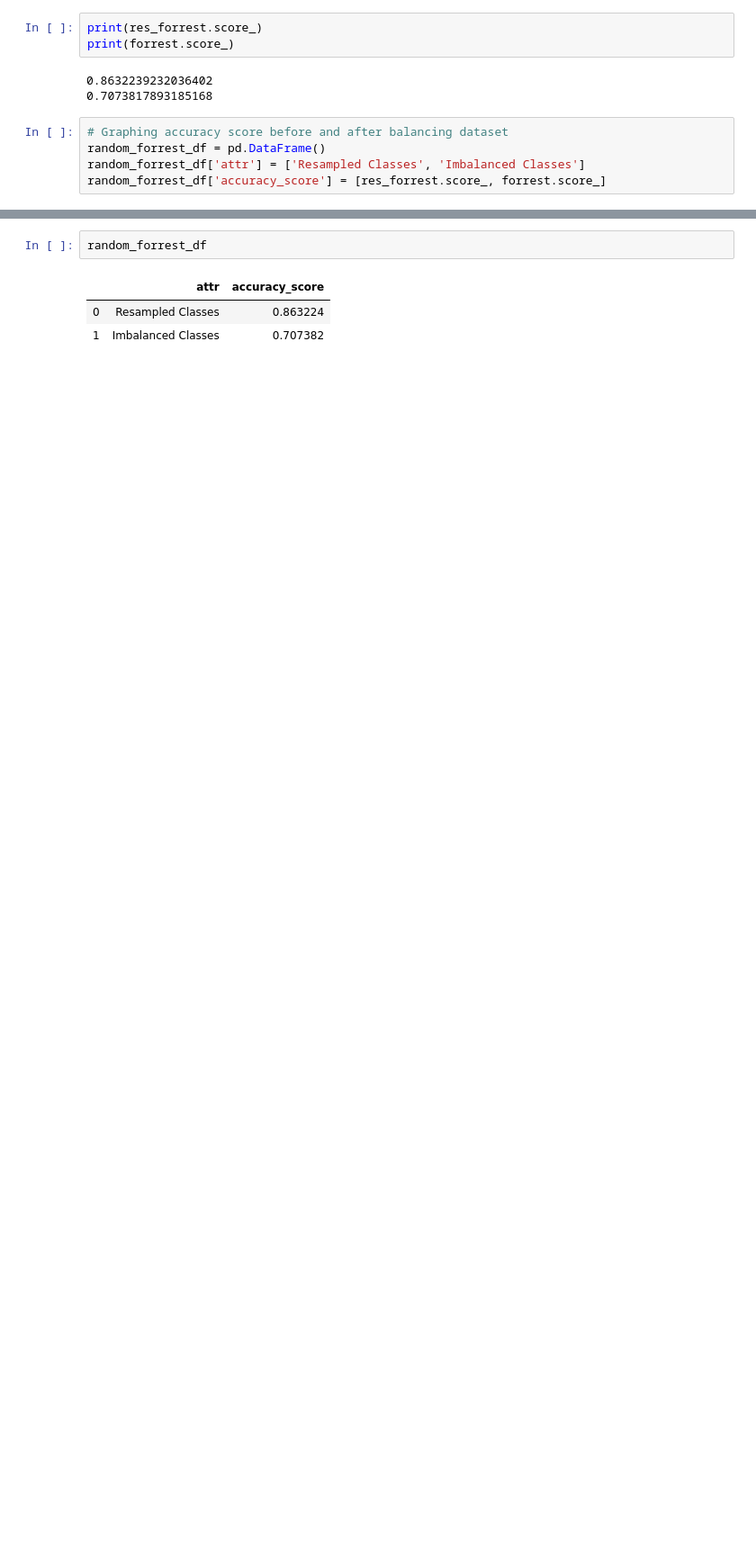
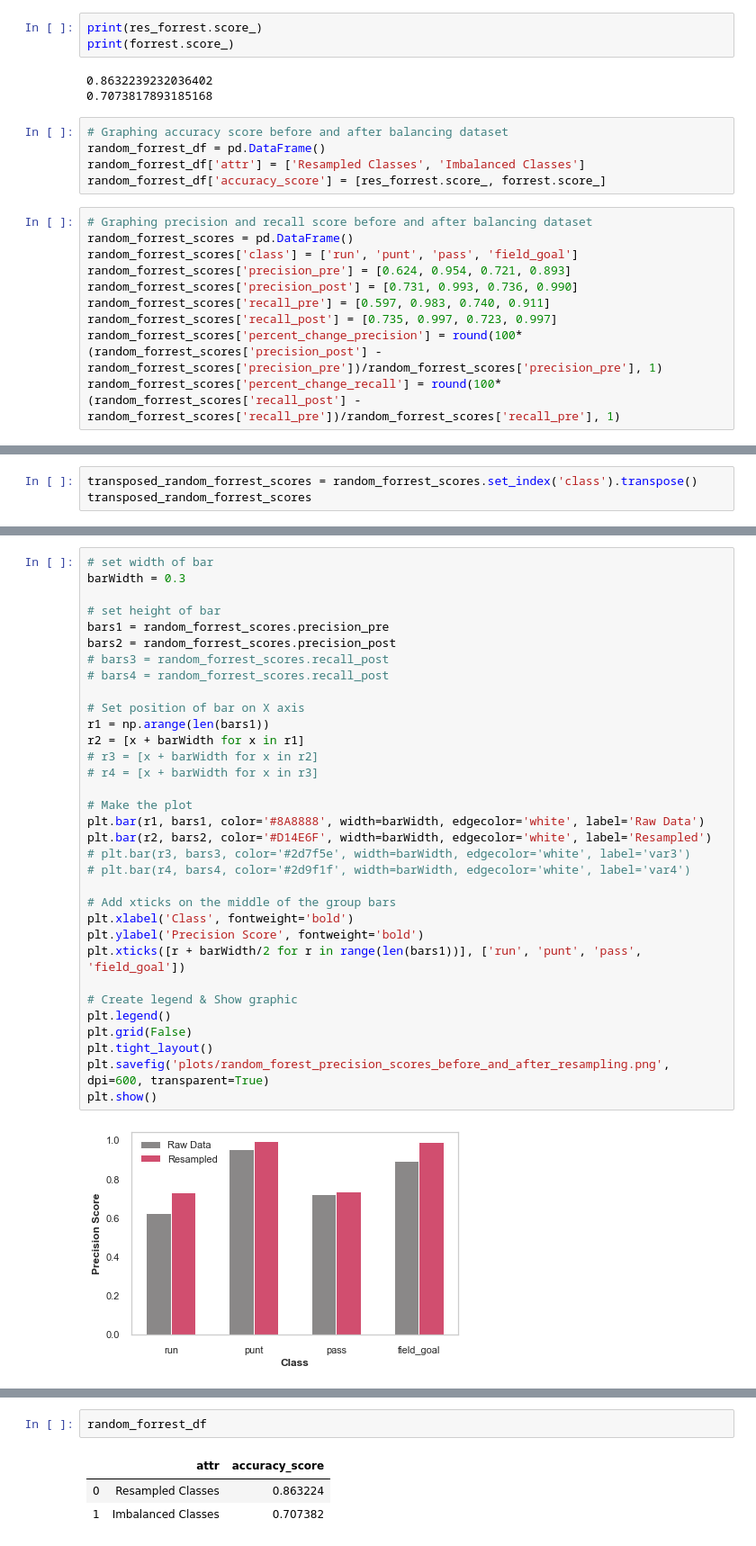
Before and after one commit to tiroger/Prediciting_NFL_Stats_ML, a Jupyter notebook: Model_build_all_plays.ipynb, the cells around one changed output, grey strips where cells are left out. Shown at 90% size. Saved outputs shown, nothing was run; the diff lists cells and outputs as text; blank space fills up the shorter version.

```diff
--- a/Model_build_all_plays.ipynb
+++ b/Model_build_all_plays.ipynb
@@ -651,3 +651,13 @@ print(forrest.score_)
 random_forrest_df = pd.DataFrame()
 random_forrest_df['attr'] = ['Resampled Classes', 'Imbalanced Classes']
 random_forrest_df['accuracy_score'] = [res_forrest.score_, forrest.score_]
+# %%
+# Graphing precision and recall score before and after balancing dataset
+random_forrest_scores = pd.DataFrame()
+random_forrest_scores['class'] = ['run', 'punt', 'pass', 'field_goal']
+random_forrest_scores['precision_pre'] = [0.624, 0.954, 0.721, 0.893]
+random_forrest_scores['precision_post'] = [0.731, 0.993, 0.736, 0.990]
+random_forrest_scores['recall_pre'] = [0.597, 0.983, 0.740, 0.911]
+random_forrest_scores['recall_post'] = [0.735, 0.997, 0.723, 0.997]
+random_forrest_scores['percent_change_precision'] = round(100*(random_forrest_scores['precision_post'] - random_forrest_scores['precision_pre'])/random_forrest_scores['precision_pre'], 1)
+random_forrest_scores['percent_change_recall'] = round(100*(random_forrest_scores['recall_post'] - random_forrest_scores['recall_pre'])/random_forrest_scores['recall_pre'], 1)
@@ -653,0 +672,3 @@ random_forrest_df['accuracy_score'] = [res_forrest.score_, forrest.score_]
+# %%
+transposed_random_forrest_scores = random_forrest_scores.set_index('class').transpose()
+transposed_random_forrest_scores
@@ -653,0 +683,35 @@ random_forrest_df['accuracy_score'] = [res_forrest.score_, forrest.score_]
+# %%
+# set width of bar
+barWidth = 0.3
+
+# set height of bar
+bars1 = random_forrest_scores.precision_pre
+bars2 = random_forrest_scores.precision_post
+# bars3 = random_forrest_scores.recall_post
+# bars4 = random_forrest_scores.recall_post
+
+# Set position of bar on X axis
+r1 = np.arange(len(bars1))
+r2 = [x + barWidth for x in r1]
+# r3 = [x + barWidth for x in r2]
+# r4 = [x + barWidth for x in r3]
+
+# Make the plot
+plt.bar(r1, bars1, color='#8A8888', width=barWidth, edgecolor='white', label='Raw Data')
+plt.bar(r2, bars2, color='#D14E6F', width=barWidth, edgecolor='white', label='Resampled')
+# plt.bar(r3, bars3, color='#2d7f5e', width=barWidth, edgecolor='white', label='var3')
+# plt.bar(r4, bars4, color='#2d9f1f', width=barWidth, edgecolor='white', label='var4')
+
+# Add xticks on the middle of the group bars
+plt.xlabel('Class', fontweight='bold')
+plt.ylabel('Precision Score', fontweight='bold')
+plt.xticks([r + barWidth/2 for r in range(len(bars1))], ['run', 'punt', 'pass', 'field_goal'])
+
+# Create legend & Show graphic
+plt.legend()
+plt.grid(False)
+plt.tight_layout()
+plt.savefig('plots/random_forest_precision_scores_before_and_after_resampling.png', dpi=600, transparent=True)
+plt.show()
+# %% [output]
+[figure, added]
```
Also changed, not shown: parts of 8 cells of this notebook, 16 other files.
